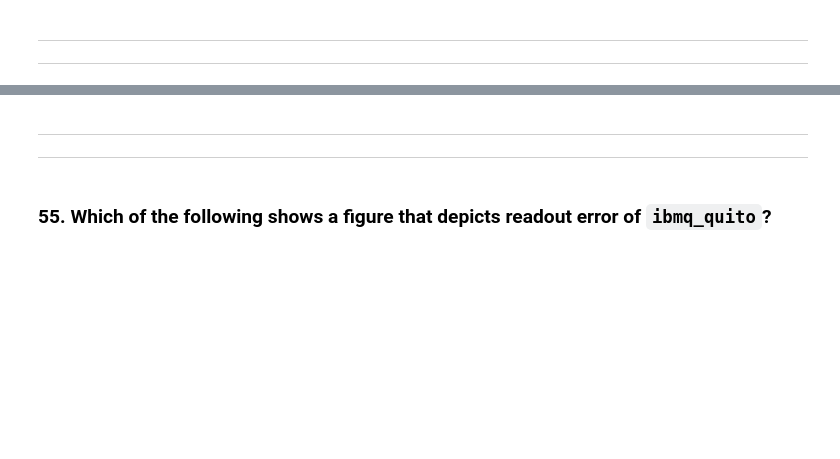
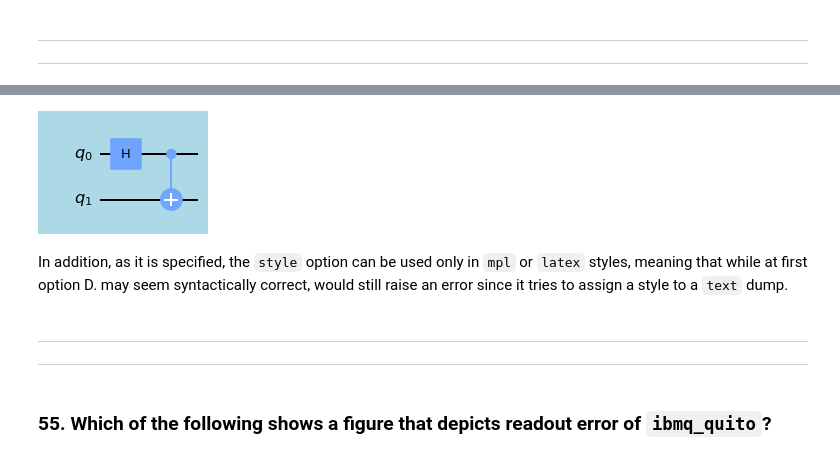
Before and after one commit to salvatorezam/ibm-quantum-developer-certification, a Jupyter notebook: sample_questions/sample_test/sample_test.ipynb, the cells around one changed output, grey strips where cells are left out. Saved outputs shown, nothing was run; the diff lists cells and outputs as text; code cells hidden in the pictures; blank space fills up the shorter version.

```diff
--- a/sample_questions/sample_test/sample_test.ipynb
+++ b/sample_questions/sample_test/sample_test.ipynb
@@ -2051,3 +2065,13 @@ B
+# %%
+qc = QuantumCircuit(2)
+qc.h(0)
+qc.cx(0,1)
+
+qc.draw('mpl', style={'backgroundcolor':'lightblue'})
+# %% [output]
+[figure, added]
+# %% [markdown]
+In addition, as it is specified, the `style` option can be used only in `mpl` or `latex` styles, meaning that while at first option D. may seem syntactically correct, would still raise an error since it tries to assign a style to a `text` dump.
 # %% [markdown]
 ---
 ---
```
Also changed, not shown: parts of 23 cells of this notebook.
